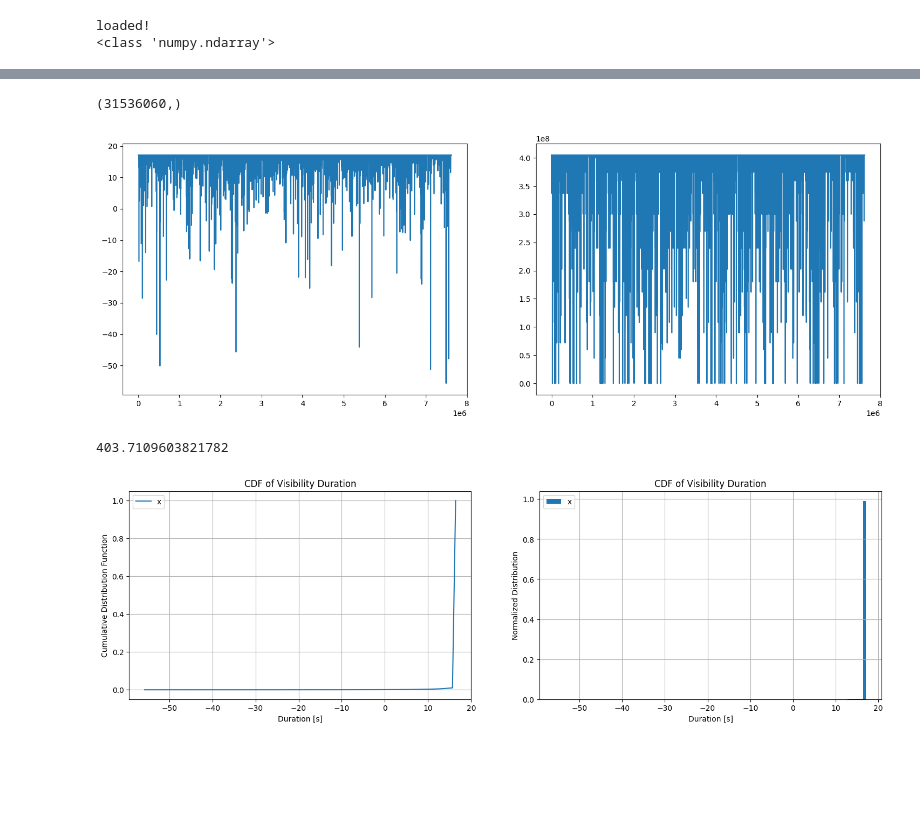
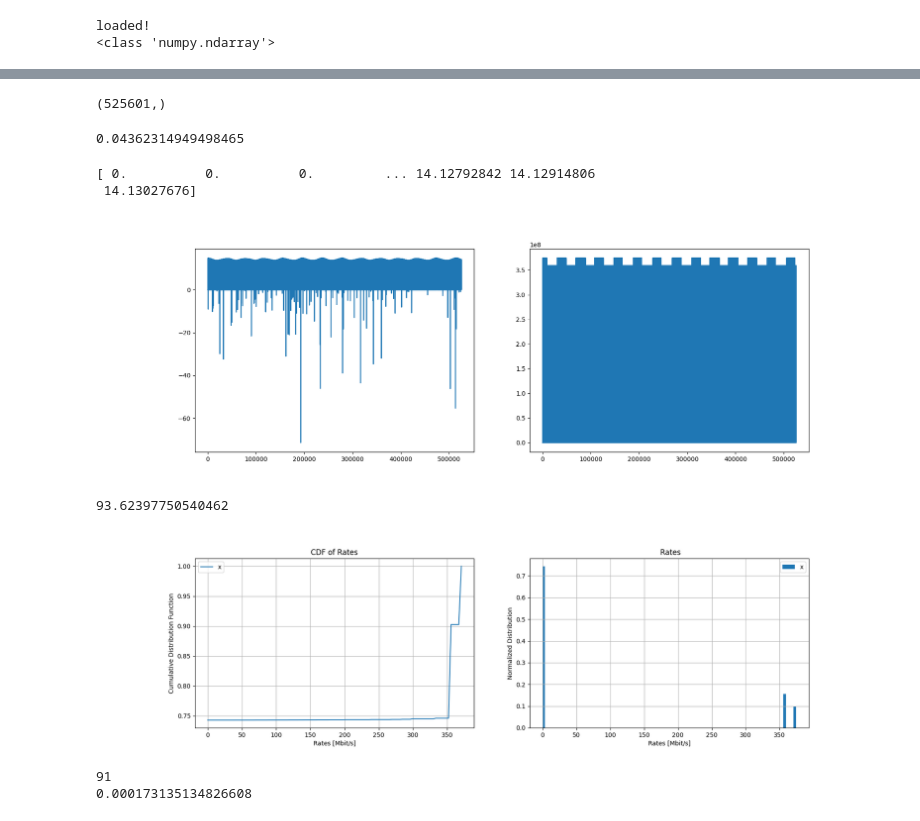
Before and after one commit to mani-sat/GODOTWork, a Jupyter notebook: rain_estimated.ipynb, the cells around one changed output, grey strips where cells are left out. Drawn from its saved outputs; the diff is of its cells as text; code cells hidden in the pictures; blank space fills up the shorter version.

```diff
--- a/rain_estimated.ipynb
+++ b/rain_estimated.ipynb
@@ -20,7 +20,8 @@ os.makedirs('./output/',exist_ok = True)
 uni_config = godot.cosmos.util.load_yaml('universe2.yml')
 uni = godot.cosmos.Universe(uni_config)
 # %%
-year = 2027
+year = 2026
 filename = './output/year_sim/one_year_' + str(year) + '.pickle'
 with open(filename, 'rb') as f:
     res = pickle.load(f)
+res.add_los_coloumns()
@@ -79,15 +77,22 @@ rates = link.dvb_s2_cap(snr)
 from tqdm import tqdm
 
 
-link = mani_rain.link_budget_itu(nn, 100e6)
-dist = 384400e3
+aau = mani_rain.station_t (
+    -31.016434952605326,
+    116.19856261578303,
+    0.221+0.04,
+    32,
+    55.8,
+    6,
+    _esa_dsa_eff)
 
-n_rains = int(np.ceil(len(res.df) / 60))
+
+link = mani_rain.link_budget_itu(aau, 100e6,link_margin=6)
 
 generator = np.random.default_rng()
-does_rain_p = generator.binomial(1, 0.01, n_rains)
+does_rain_p = generator.binomial(1, 0.028, res.get_length())
 
-hmr = generator.uniform(0.01, 1, sum(does_rain_p))
+hmr = generator.uniform(0.01, 2.8, sum(does_rain_p))
 idx = 0
 
 rainrates = np.empty_like(does_rain_p)
@@ -98,15 +103,27 @@ for i, _ in enumerate(tqdm(rainrates)):
         idx += 1
     else:
         rainrates[i] = 0
-rainrates = np.repeat(rainrates, 60)
 print(rainrates.shape)
 
 
-snrs = np.empty(len(elevations))
-rates = np.empty(len(elevations))
+condition = res.above_elev('NN11_elev', 10.0) & res.has([SEEnum.CLEAR_MOON_NN])
 
-for i, elev in enumerate(tqdm(elevations)):
-    snrs[i] = link.snr_at_t(dist, elev, rainrates[i])
-    rates[i] = link.dvb_s2_cap(snrs[i])
+snrs = np.empty(res.get_length())
+rates = np.empty(res.get_length())
+
+for i in tqdm(range(res.get_length())):
+    dist = res.df.iloc[i]['NN11_dist'] * 1e3
+    elev = res.df.iloc[i]['NN11_elev']
+    if condition[i]:
+        snrs[i] = link.snr_at_t(dist, elev, rainrates[i])
+        rates[i] = link.dvb_s2_cap(snrs[i])
+    else:
+        snrs[i] = 0
+        rates[i] = 0
 # %% [output]
-(31536060,)
+(525601,)
+# %%
+link.rain_model.p = 2.8
+link.rain_model.rain_rate
+# %% [output]
+0.04362314949498465
@@ -113,42 +136,57 @@ for i, elev in enumerate(tqdm(elevations)):
 # %%
+%matplotlib widget
 fig = plt.figure(figsize=(18, 6))
 ax0, ax1 = fig.subplots(1,2)
 ax0.plot(snrs)
-#ax0.set_ylim(-3, 10)
+#ax0.plot(res.df['NN11_elev'], alpha = 0.5)
+print(snrs)
 ax1.plot(rates)
 plt.show()
 print(np.mean(rates) / 1e6)
 # %% [output]
+[ 0.          0.          0.         ... 14.12792842 14.12914806
+ 14.13027676]
-[figure, old version]
+[figure, new version]
-403.7109603821782
+93.62397750540462
 # %%
 def plot_cdf(ax, bins,vals, name):
     ax.plot(bins[:-1], np.cumsum(vals), label = name)
     ax.grid()
-    ax.set_xlabel('Duration [s]')
+    ax.set_xlabel('Rates [Mbit/s]')
     ax.set_ylabel('Cumulative Distribution Function')
     ax.legend()
-    ax.set_title('CDF of Visibility Duration')
+    ax.set_title('CDF of Rates')
 
 def plot_hist(ax, arr, name):
     ax.hist(arr, bins = 100, weights=np.ones(len(arr)) / len(arr), label = name)
     ax.grid()
-    ax.set_xlabel('Duration [s]')
+    ax.set_xlabel('Rates [Mbit/s]')
     ax.set_ylabel('Normalized Distribution')
-    ax.set_title('CDF of Visibility Duration')
+    ax.set_title(' Rates')
     ax.legend()
 
 
 fig = plt.figure(figsize = (18,5))
 ax0, ax1 = fig.subplots(1,2)
-arr = snrs
+arr = rates / 1e6
 
 name = 'x'
 vals, bins = np.histogram(arr, bins=100, weights=np.ones(len(arr)) / len(arr))
 plot_cdf(ax0, bins, vals, name)
 
 plot_hist(ax1, arr, name)
 
 plt.show()
 # %% [output]
-[figure, old version]
+[figure, new version]
+# %%
+idx = 0
+condition = res.above_elev('NN11_elev', 10.0) & res.has([SEEnum.CLEAR_MOON_NN])
+for i in tqdm(range(len(condition))):
+    if (condition[i]) & (rates[i] == 0):
+        idx += 1
+print(idx)
+print(idx / len(condition))
+# %% [output]
+91
+0.000173135134826608
```
Also changed, not shown: parts of 7 cells of this notebook, 4 other files.
